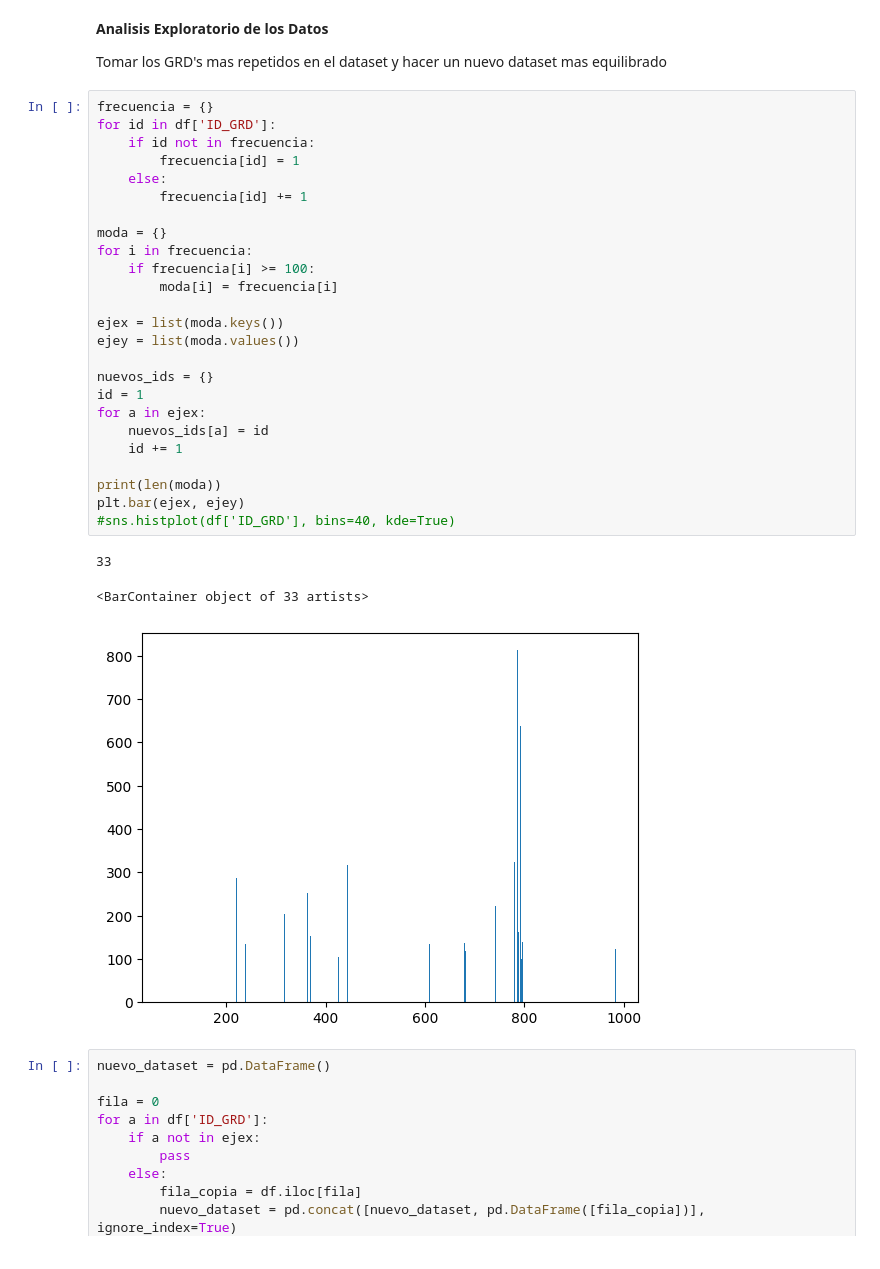
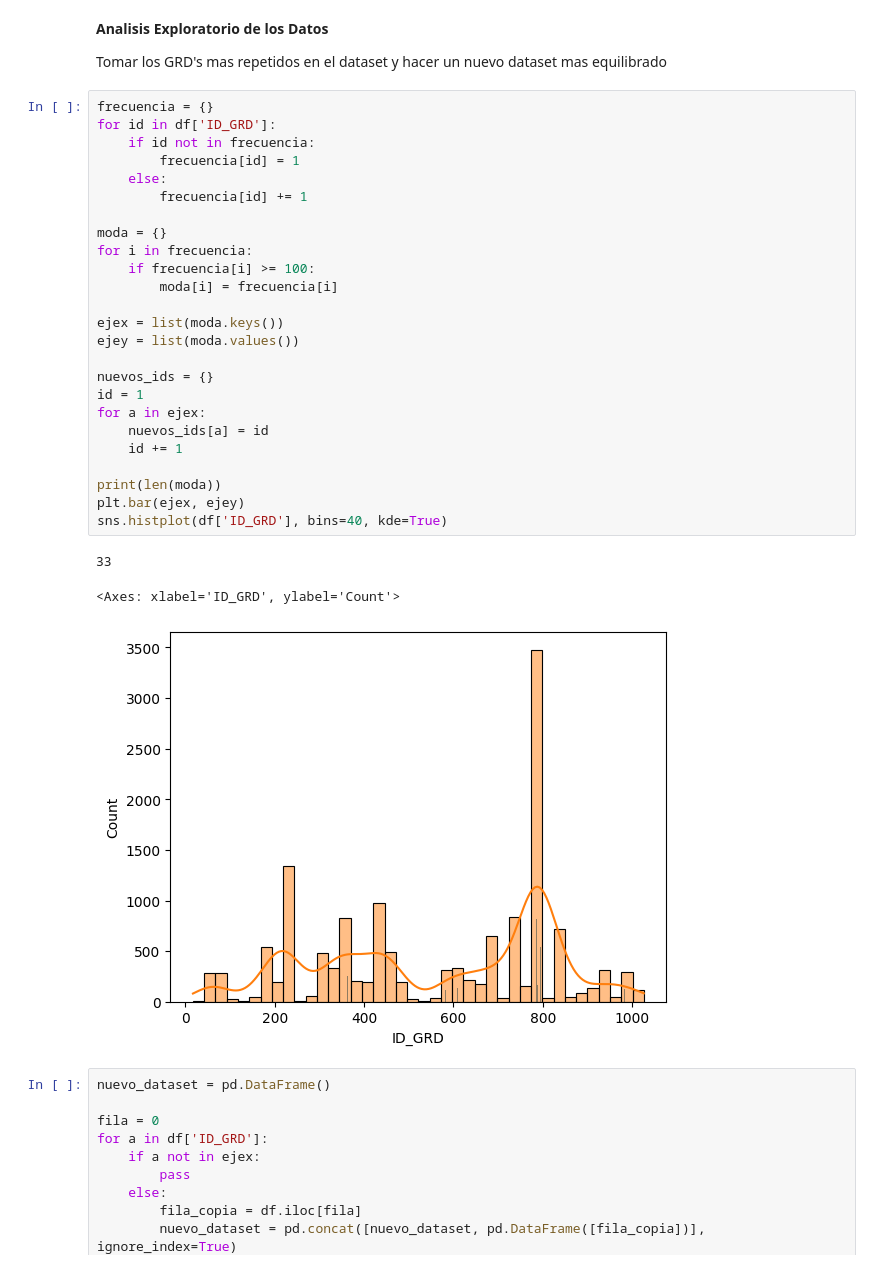
Before and after one commit to NicoElHulk/Proyecto1_ML, a Jupyter notebook: src/main.ipynb, the cells around one changed output. Saved outputs shown, nothing was run; the diff lists cells and outputs as text.

```diff
--- a/src/main.ipynb
+++ b/src/main.ipynb
@@ -140,32 +145,32 @@ Tomar los GRD's mas repetidos en el dataset y hacer un nuevo dataset mas equilib
 # %%
 frecuencia = {}
 for id in df['ID_GRD']:
     if id not in frecuencia:
         frecuencia[id] = 1
     else:
         frecuencia[id] += 1
 
 moda = {}
 for i in frecuencia:
     if frecuencia[i] >= 100:
         moda[i] = frecuencia[i]
 
 ejex = list(moda.keys())
 ejey = list(moda.values())
 
 nuevos_ids = {}
 id = 1
 for a in ejex:
     nuevos_ids[a] = id
     id += 1
 
 print(len(moda))
 plt.bar(ejex, ejey)
-#sns.histplot(df['ID_GRD'], bins=40, kde=True)
+sns.histplot(df['ID_GRD'], bins=40, kde=True)
 # %% [output]
 33
-<BarContainer object of 33 artists>
+<Axes: xlabel='ID_GRD', ylabel='Count'>
-[figure, old version]
+[figure, new version]
 # %%
 nuevo_dataset = pd.DataFrame()
 
```
Also changed, not shown: parts of 4 cells of this notebook.
